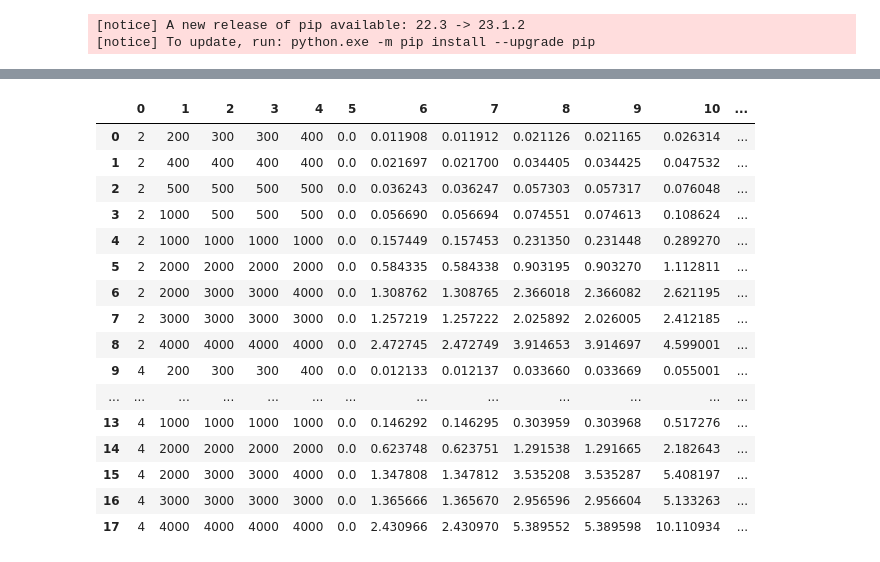
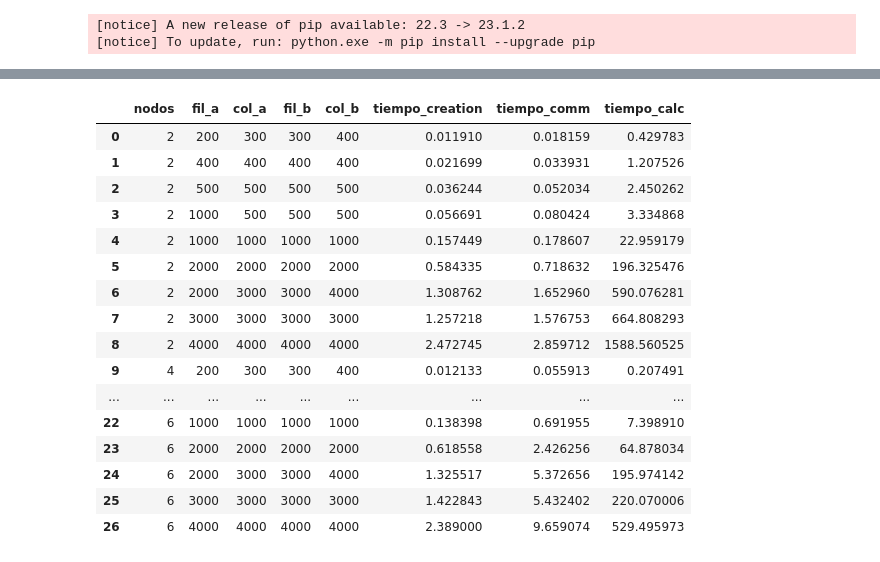
Before and after one commit to Nano-Nathan/proyecto-ppd, a Jupyter notebook: data_processing.ipynb, the cells around one changed output, grey strips where cells are left out. Saved outputs shown, nothing was run; the diff lists cells and outputs as text; code cells hidden in the pictures.

```diff
--- a/data_processing.ipynb
+++ b/data_processing.ipynb
@@ -43,3 +41,23 @@ NameError: name 'dataP' is not defined
+# %%
+df_promedioP
+# %% [output]
+|  | nodos | fil_a | col_a | fil_b | col_b | tiempo_creation | tiempo_comm | tiempo_calc |
+| 0 | 2 | 200 | 300 | 300 | 400 | 0.011910 | 0.018159 | 0.429783 |
+| 1 | 2 | 400 | 400 | 400 | 400 | 0.021699 | 0.033931 | 1.207526 |
+| 2 | 2 | 500 | 500 | 500 | 500 | 0.036244 | 0.052034 | 2.450262 |
+| 3 | 2 | 1000 | 500 | 500 | 500 | 0.056691 | 0.080424 | 3.334868 |
+| 4 | 2 | 1000 | 1000 | 1000 | 1000 | 0.157449 | 0.178607 | 22.959179 |
+| 5 | 2 | 2000 | 2000 | 2000 | 2000 | 0.584335 | 0.718632 | 196.325476 |
+| 6 | 2 | 2000 | 3000 | 3000 | 4000 | 1.308762 | 1.652960 | 590.076281 |
+| 7 | 2 | 3000 | 3000 | 3000 | 3000 | 1.257218 | 1.576753 | 664.808293 |
+| 8 | 2 | 4000 | 4000 | 4000 | 4000 | 2.472745 | 2.859712 | 1588.560525 |
+| 9 | 4 | 200 | 300 | 300 | 400 | 0.012133 | 0.055913 | 0.207491 |
+| ... | ... | ... | ... | ... | ... | ... | ... | ... |
+| 22 | 6 | 1000 | 1000 | 1000 | 1000 | 0.138398 | 0.691955 | 7.398910 |
+| 23 | 6 | 2000 | 2000 | 2000 | 2000 | 0.618558 | 2.426256 | 64.878034 |
+| 24 | 6 | 2000 | 3000 | 3000 | 4000 | 1.325517 | 5.372656 | 195.974142 |
+| 25 | 6 | 3000 | 3000 | 3000 | 3000 | 1.422843 | 5.432402 | 220.070006 |
+| 26 | 6 | 4000 | 4000 | 4000 | 4000 | 2.389000 | 9.659074 | 529.495973 |
 # %%
 pathNodo0 = '../cluster/tiemposNodo0.csv'
 dataNodo0 = pd.read_csv(pathNodo0,header=None)
@@ -58,22 +84,2 @@ df_promedioNodo3 = dataNodo3.groupby([0, 1, 2, 3, 4]).mean().reset_index()
-# %%
-df_promedioNodo0
-# %% [output]
-|  | 0 | 1 | 2 | 3 | 4 | 5 | 6 | 7 | 8 | 9 | 10 | ... |
-| 0 | 2 | 200 | 300 | 300 | 400 | 0.0 | 0.011908 | 0.011912 | 0.021126 | 0.021165 | 0.026314 | ... |
-| 1 | 2 | 400 | 400 | 400 | 400 | 0.0 | 0.021697 | 0.021700 | 0.034405 | 0.034425 | 0.047532 | ... |
-| 2 | 2 | 500 | 500 | 500 | 500 | 0.0 | 0.036243 | 0.036247 | 0.057303 | 0.057317 | 0.076048 | ... |
-| 3 | 2 | 1000 | 500 | 500 | 500 | 0.0 | 0.056690 | 0.056694 | 0.074551 | 0.074613 | 0.108624 | ... |
-| 4 | 2 | 1000 | 1000 | 1000 | 1000 | 0.0 | 0.157449 | 0.157453 | 0.231350 | 0.231448 | 0.289270 | ... |
-| 5 | 2 | 2000 | 2000 | 2000 | 2000 | 0.0 | 0.584335 | 0.584338 | 0.903195 | 0.903270 | 1.112811 | ... |
-| 6 | 2 | 2000 | 3000 | 3000 | 4000 | 0.0 | 1.308762 | 1.308765 | 2.366018 | 2.366082 | 2.621195 | ... |
-| 7 | 2 | 3000 | 3000 | 3000 | 3000 | 0.0 | 1.257219 | 1.257222 | 2.025892 | 2.026005 | 2.412185 | ... |
-| 8 | 2 | 4000 | 4000 | 4000 | 4000 | 0.0 | 2.472745 | 2.472749 | 3.914653 | 3.914697 | 4.599001 | ... |
-| 9 | 4 | 200 | 300 | 300 | 400 | 0.0 | 0.012133 | 0.012137 | 0.033660 | 0.033669 | 0.055001 | ... |
-| ... | ... | ... | ... | ... | ... | ... | ... | ... | ... | ... | ... | ... |
-| 13 | 4 | 1000 | 1000 | 1000 | 1000 | 0.0 | 0.146292 | 0.146295 | 0.303959 | 0.303968 | 0.517276 | ... |
-| 14 | 4 | 2000 | 2000 | 2000 | 2000 | 0.0 | 0.623748 | 0.623751 | 1.291538 | 1.291665 | 2.182643 | ... |
-| 15 | 4 | 2000 | 3000 | 3000 | 4000 | 0.0 | 1.347808 | 1.347812 | 3.535208 | 3.535287 | 5.408197 | ... |
-| 16 | 4 | 3000 | 3000 | 3000 | 3000 | 0.0 | 1.365666 | 1.365670 | 2.956596 | 2.956604 | 5.133263 | ... |
-| 17 | 4 | 4000 | 4000 | 4000 | 4000 | 0.0 | 2.430966 | 2.430970 | 5.389552 | 5.389598 | 10.110934 | ... |
 # %%
 # agrupamos los casos en un nuevo dataframe juntando los datos de los dataframe de nodos cuyos valores de fila para las primeras 5 columnas son iguales a 2	400	400	400	400
```
Also changed, not shown: parts of 11 cells of this notebook.
